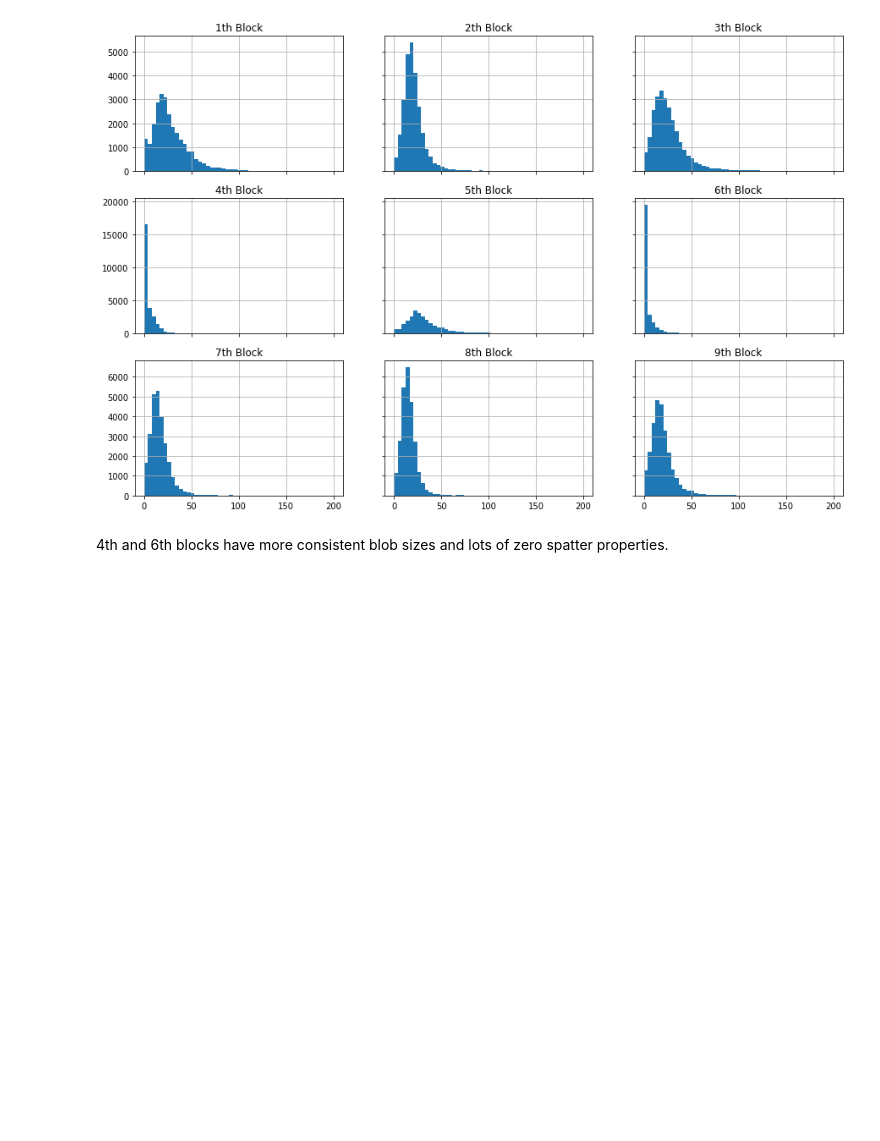
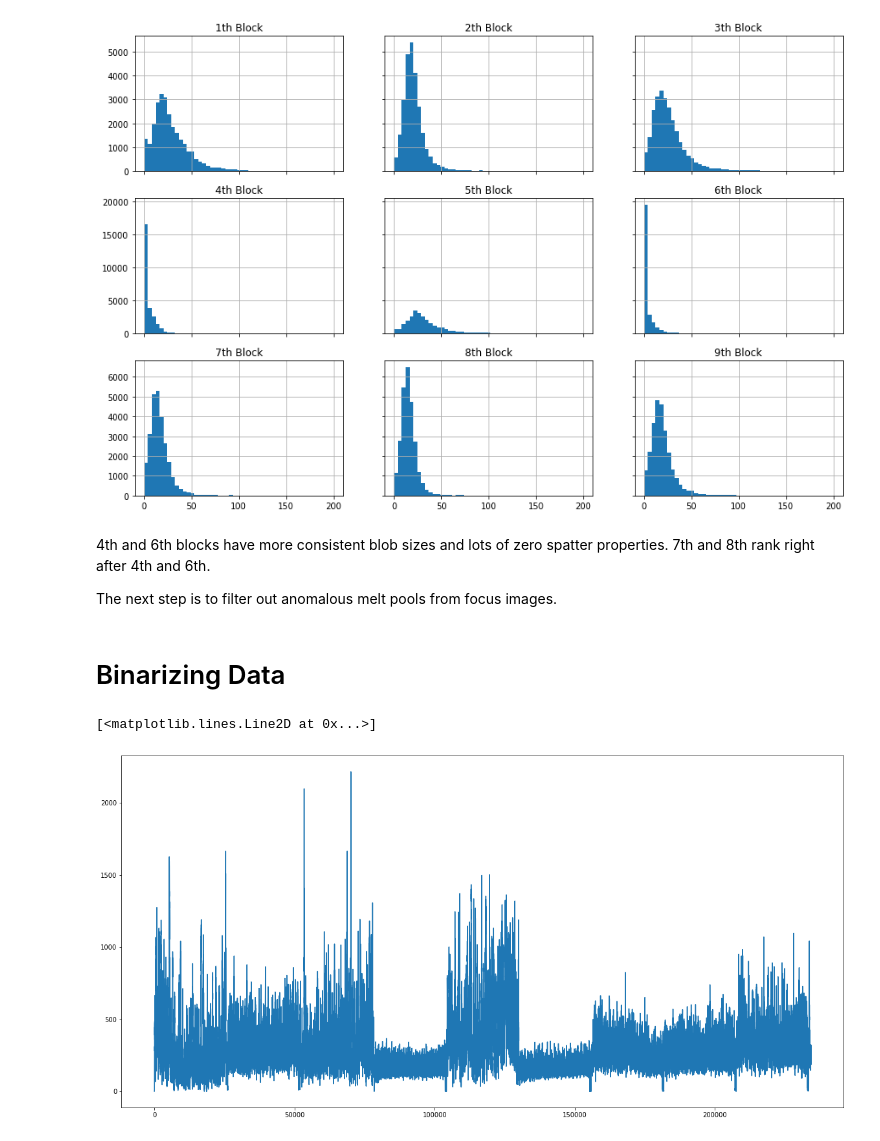
Before and after one commit to Boon-Yang/Machine-Learning-for-Defect-Detection-In-Additive-Manufacturing, a Jupyter notebook: One_Class_Learning(I).ipynb, the cells around one changed output. Drawn from its saved outputs; the diff is of its cells as text; code cells hidden in the pictures; blank space fills up the shorter version.

```diff
--- a/One_Class_Learning(I).ipynb
+++ b/One_Class_Learning(I).ipynb
@@ -67,4 +73,16 @@ print(feature)
 spatterArea
 [figure]
 # %% [markdown]
-4th and 6th blocks have more consistent blob sizes and lots of zero spatter properties.
+4th and 6th blocks have more consistent blob sizes and lots of zero spatter properties. 7th and 8th rank right after 4th and 6th.
+
+The next step is to filter out anomalous melt pools from focus images.
+# %% [markdown]
+# Binarizing Data
+# %%
+features_df['isFocused'] = features_df['blockNo'].apply(lambda x: 1 if (x == 4 or x == 6) else 0 )
+# %%
+plt.figure(figsize=(20, 10))
+plt.plot(features_df['blobArea'])
+# %% [output]
+[<matplotlib.lines.Line2D at 0x...>]
+[figure, added]
```
Also changed, not shown: parts of 31 cells of this notebook.
